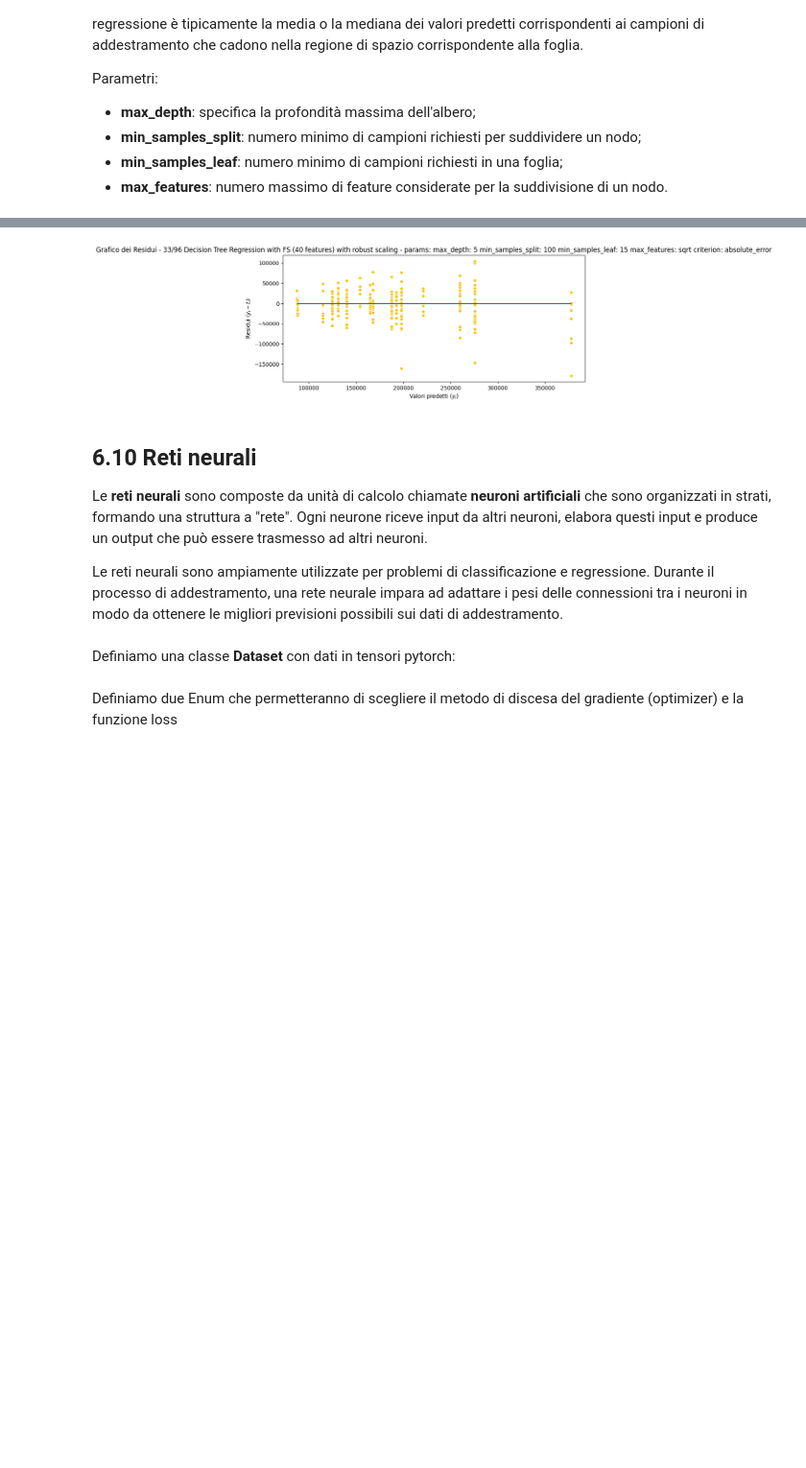
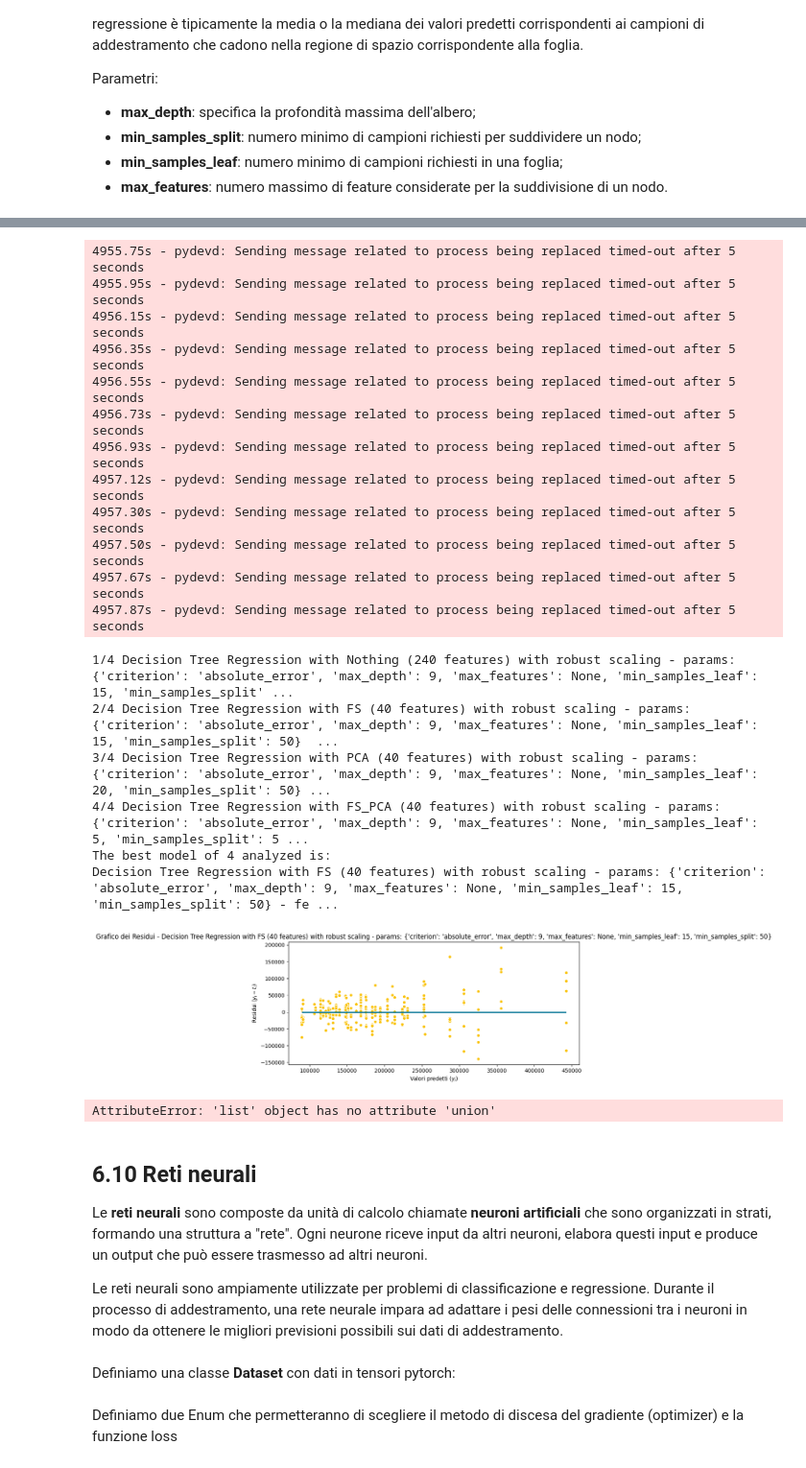
Before and after one commit to emelis-ptr/ProgettoML, a Jupyter notebook: code/notebook.ipynb, the cells around one changed output, grey strips where cells are left out. Shown at 96% size. Saved outputs shown, nothing was run; the diff lists cells and outputs as text; code cells hidden in the pictures; blank space fills up the shorter version.

```diff
--- a/code/notebook.ipynb
+++ b/code/notebook.ipynb
@@ -1967,7 +1958,14 @@ class SVRParams:
         return {"C": self.C, "kernel": self.kernel, "degree": self.poly_degree, "gamma": self.gamma,
                 "max_iter": self.max_iter, "r2": r2, "rms": rms}
 # %%
+import sys
+import warnings
+import os
+
 def performance_svm_regression(dataset: Dataset) -> AllModelBestParameter:
+    if not sys.warnoptions:
+        warnings.simplefilter("ignore")
+        os.environ["PYTHONWARNINGS"] = "ignore" # Also affect subprocesses
     all_models = AllModelBestParameter()
     # provo tutte le combinazioni di feature reduction e scaling per la linear regression
     fs_reduct_types = [FeatureReduction.Nothing] # [FeatureReduction.FS, FeatureReduction.PCA, FeatureReduction.FS_PCA]
@@ -1998,7 +1996,6 @@ def performance_svm_regression(dataset: Dataset) -> AllModelBestParameter:
                                 svr = params.create_svr()
                                 x_train, x_test = fspca_datasets[get_precomputed_dataset_key(scaled, fs_reduct.name, k_fs, k_pca)]
                                 r2_train, rms_train, r2_test, rms_test, y_pred, features = raw_performance_test(svr, x_train, x_test, dataset.y_train, dataset.y_test)
-                                # r2_train, rms_train, r2_test, rms_test, y_pred, features = performance_test_ext(params.create_svr(), dataset, fs_reduct, scaled, k_fs=k_fs, k_pca=k_pca, logs=False)
                                 description = f"SVM Regression with {fs_reduct.name} ({features} features) with {'robust' if scaled else 'no'} scaling - params: {str(params)}"
                                 print(f"{curr_iter}/{total_iterations} - {description} -> r2 train: {r2_train}, rms train: {rms_train}, r2 mean: {r2_test} - rms mean: {rms_test} ")
                                 res = BestParameters(description, features, None, r2_test, rms_test, y_pred)
@@ -2011,8 +2008,7 @@ def performance_svm_regression(dataset: Dataset) -> AllModelBestParameter:
                             svr = params.create_svr()
                             x_train, x_test = fspca_datasets[get_precomputed_dataset_key(scaled, fs_reduct.name, k_fs, k_pca)]
                             r2_train, rms_train, r2_test, rms_test, y_pred, features = raw_performance_test(svr, x_train, x_test, dataset.y_train, dataset.y_test)
-                            # r2_train, rms_train, r2_test, rms_test, y_pred, features = performance_test_ext(params.create_svr(), dataset, fs_reduct, scaled, k_fs=k_fs, k_pca=k_pca, logs=False)
-                            description = f"SVM Regression with {fs_reduct.name} ({features} features) with {'robust' if scaled else 'no'} scaling - params: {str(params)}"
+                            description = f"SVM Regression with {fs_reduct.name} ({features} features) with {'robust' if scaled else 'no'} scaling - {params}"
                             print(f"{curr_iter}/{total_iterations} - {description} -> r2 train: {r2_train}, rms train: {rms_train}, r2 mean: {r2_test} - rms mean: {rms_test} ")
                             res = BestParameters(description, features, None, r2_test, rms_test, y_pred)
 
@@ -2061,6 +2102,10 @@ I parametri sono:
     - se p arbitrario si utilizza la distanza Minkowski.
 # %%
 def performance_knn_regression(folds: List[Fold]) -> AllModelBestParameter:
+    s=42
+    np.random.seed(s)
+    import random
+    random.seed(s)
     all_models = AllModelBestParameter()
     # provo tutte le combinazioni di feature reduction e scaling per la linear regression
     fs_reduct_types = [FeatureReduction.FS] #[FeatureReduction.Nothing, FeatureReduction.FS, FeatureReduction.PCA, FeatureReduction.FS_PCA]
@@ -2262,34 +2367,33 @@ def performance_decision_tree_regression(dataset: Dataset) -> AllModelBestParame
     # provo tutte le combinazioni di feature reduction e scaling per la linear regression
     fs_reduct_types = [FeatureReduction.Nothing, FeatureReduction.FS, FeatureReduction.PCA, FeatureReduction.FS_PCA]
     scaling = [True]
-    max_depth = [5,9]
-    min_samples_split = [50, 100]
-    min_samples_leaf = [5, 15, 20]
-    max_features = ['sqrt'] # [None, 'sqrt', 'log2']
-    criterion = ['absolute_error', 'squared_error']
+    params_dectree = {
+        "max_depth" : [5,9],
+        "min_samples_split" : [50, 100],
+        "min_samples_leaf" : [5, 15, 20],
+        "max_features" : [None, 'sqrt', 'log2'],
+        "criterion" : ['absolute_error', 'squared_error']
+    }
     k_fs = 40
     k_pca = 40
     fspca_datasets = precompute_datasets(dataset, k_fs, k_pca)
     curr_iter = 0
-    tot_iter = len(fs_reduct_types) * len(scaling) * len(max_depth) * len(min_samples_split) * len(min_samples_leaf) * len(max_features) * len(criterion)
+    tot_iter = len(fs_reduct_types) * len(scaling)
     for scaled in scaling:
         for fs_reduct in fs_reduct_types:
-            for maxd in max_depth:
-                for min_ss in min_samples_split:
-                    for min_sl in min_samples_leaf:
-                        for maxf in max_features:
-                            for crit in criterion:
-                                curr_iter += 1
-                                decision_tree = DecisionTreeRegressor(random_state=42, max_depth=maxd, min_samples_split=min_ss, min_samples_leaf=min_sl, max_features=maxf, criterion=crit)
-                                key = f"scaling:{scaled}-{fs_reduct.name}-kfs:{k_fs}-kpca:{k_pca}"
-                                x_train, x_test = fspca_datasets[key]
-                                r2_train, rms_train, r2_test, rms_test, y_pred, features = raw_performance_test(decision_tree, x_train, x_test, dataset.y_train, dataset.y_test)
-                                scaled_str = "robust" if scaled else "no"
-                                description = f"{curr_iter}/{tot_iter} Decision Tree Regression with {fs_reduct.name} ({features} features) with {scaled_str} scaling - params: max_depth: {maxd} min_samples_split: {min_ss} min_samples_leaf: {min_sl} max_features: {maxf} criterion: {crit}"
-                                print(f"{description} -> r2 train: {r2_train}, rms train: {rms_train}, r2 mean: {r2_test} - rms mean: {rms_test} ")
-                                res_linear_regression = BestParameters(description, features, None, r2_test, rms_test, y_pred)
+            curr_iter += 1
+            # prendiamo il dataset precomputato
+            x_train, x_test = fspca_datasets[get_precomputed_dataset_key(scaled, fs_reduct.name, k_fs, k_pca)]
+            # eseguiamo la grid search cross validation per trovare i migliori parametri tra quelli selezionati
+            best_dectree, best_param_dectree = raw_grid_search(DecisionTreeRegressor(random_state=42), x_train, dataset.y_train, params_dectree, n_jobs=1)
+            # determiniamo le performance su training e testing
+            r2_train, rms_train, r2_test, rms_test, y_pred, features = raw_performance_test(best_dectree, x_train, x_test, dataset.y_train, dataset.y_test)
+            # stampiamo il modello coi suoi risultati e poi lo salviamo nella lista
+            description = f"Decision Tree Regression with {fs_reduct.name} ({features} features) with {'robust' if scaled else 'no'} scaling - params: {best_param_dectree}"
+            print(f"{curr_iter}/{tot_iter} {description} -> r2 train: {r2_train}, rms train: {rms_train}, r2 mean: {r2_test} - rms mean: {rms_test} ")
+            res = BestParameters(description, features, None, r2_test, rms_test, y_pred)
 
-                                all_models.add(res_linear_regression)
+            all_models.add(res)
     return all_models
 
 all_models_dec_tree = performance_decision_tree_regression(dataset)
@@ -2316,4 +2405,23 @@ The best model of 96 analyzed is:
+4955.75s - pydevd: Sending message related to process being replaced timed-out after 5 seconds
+4955.95s - pydevd: Sending message related to process being replaced timed-out after 5 seconds
+4956.15s - pydevd: Sending message related to process being replaced timed-out after 5 seconds
+4956.35s - pydevd: Sending message related to process being replaced timed-out after 5 seconds
+4956.55s - pydevd: Sending message related to process being replaced timed-out after 5 seconds
+4956.73s - pydevd: Sending message related to process being replaced timed-out after 5 seconds
+4956.93s - pydevd: Sending message related to process being replaced timed-out after 5 seconds
+4957.12s - pydevd: Sending message related to process being replaced timed-out after 5 seconds
+4957.30s - pydevd: Sending message related to process being replaced timed-out after 5 seconds
+4957.50s - pydevd: Sending message related to process being replaced timed-out after 5 seconds
+4957.67s - pydevd: Sending message related to process being replaced timed-out after 5 seconds
+4957.87s - pydevd: Sending message related to process being replaced timed-out after 5 seconds
+1/4 Decision Tree Regression with Nothing (240 features) with robust scaling - params: {'criterion': 'absolute_error', 'max_depth': 9, 'max_features': None, 'min_samples_leaf': 15, 'min_samples_split' ...
+2/4 Decision Tree Regression with FS (40 features) with robust scaling - params: {'criterion': 'absolute_error', 'max_depth': 9, 'max_features': None, 'min_samples_leaf': 15, 'min_samples_split': 50}  ...
+3/4 Decision Tree Regression with PCA (40 features) with robust scaling - params: {'criterion': 'absolute_error', 'max_depth': 9, 'max_features': None, 'min_samples_leaf': 20, 'min_samples_split': 50} ...
+4/4 Decision Tree Regression with FS_PCA (40 features) with robust scaling - params: {'criterion': 'absolute_error', 'max_depth': 9, 'max_features': None, 'min_samples_leaf': 5, 'min_samples_split': 5 ...
+The best model of 4 analyzed is:
+Decision Tree Regression with FS (40 features) with robust scaling - params: {'criterion': 'absolute_error', 'max_depth': 9, 'max_features': None, 'min_samples_leaf': 15, 'min_samples_split': 50} - fe ...
-[figure, old version]
+[figure, new version]
+AttributeError: 'list' object has no attribute 'union'
 # %% [markdown]
 ## 6.10 Reti neurali
 Le **reti neurali** sono composte da unità di calcolo chiamate **neuroni artificiali** che sono organizzati in strati, formando una struttura a "rete". Ogni neurone riceve input da altri neuroni, elabora questi input e produce un output che può essere trasmesso ad altri neuroni.
```
Also changed, not shown: parts of 22 cells of this notebook.
